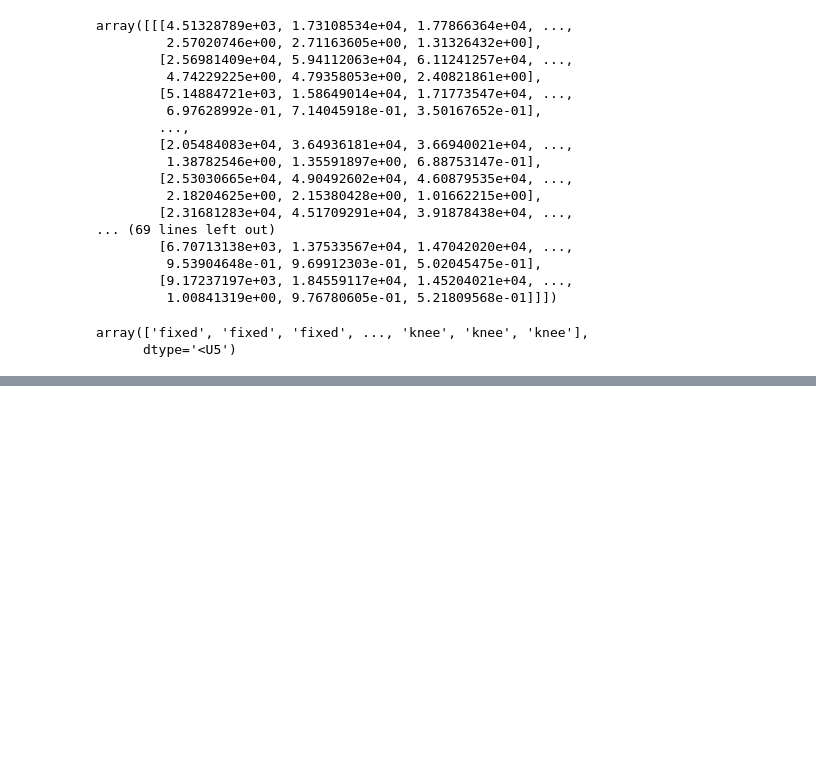
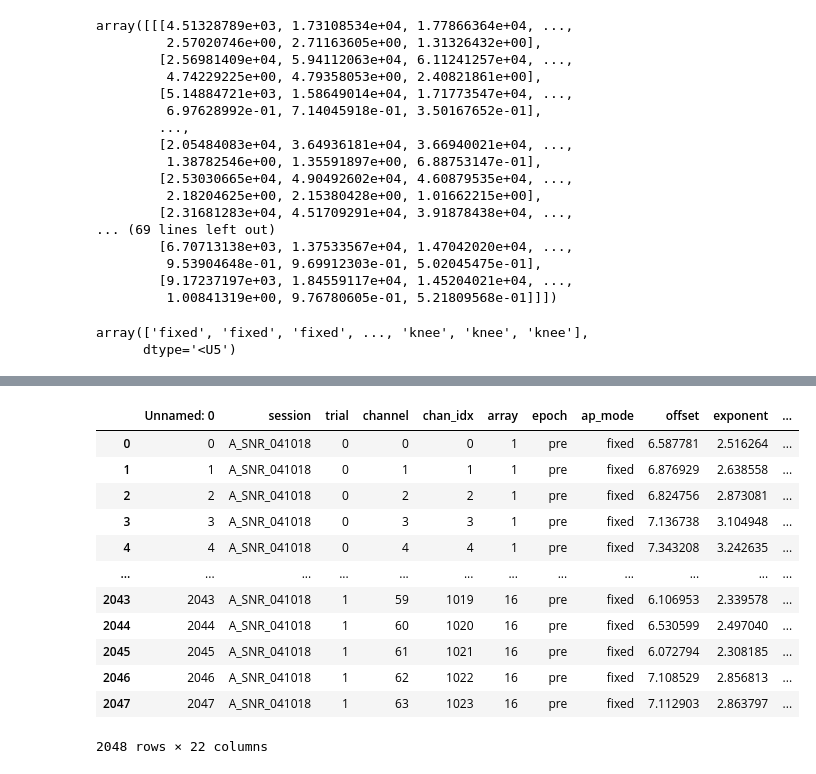
Before and after one commit to voytekresearch/v1_v4_1024_elec, a Jupyter notebook: notebooks/analysis/single_trial_parametrization.ipynb, the cells around one changed output, grey strips where cells are left out. Cells and saved outputs as stored; diff of their text form; code cells hidden in the pictures; blank space fills up the shorter version.

```diff
--- a/notebooks/analysis/single_trial_parametrization.ipynb
+++ b/notebooks/analysis/single_trial_parametrization.ipynb
@@ -79,0 +160,16 @@ array(['fixed', 'fixed', 'fixed', ..., 'knee', 'knee', 'knee'],
+# %%
+data[(data["session"] == session) & (data["epoch"] == epoch) & (data["ap_mode"] == aperiodic_mode)]
+# %% [output]
+|  | Unnamed: 0 | session | trial | channel | chan_idx | array | epoch | ap_mode | offset | exponent | ... |
+| 0 | 0 | A_SNR_041018 | 0 | 0 | 0 | 1 | pre | fixed | 6.587781 | 2.516264 | ... |
+| 1 | 1 | A_SNR_041018 | 0 | 1 | 1 | 1 | pre | fixed | 6.876929 | 2.638558 | ... |
+| 2 | 2 | A_SNR_041018 | 0 | 2 | 2 | 1 | pre | fixed | 6.824756 | 2.873081 | ... |
+| 3 | 3 | A_SNR_041018 | 0 | 3 | 3 | 1 | pre | fixed | 7.136738 | 3.104948 | ... |
+| 4 | 4 | A_SNR_041018 | 0 | 4 | 4 | 1 | pre | fixed | 7.343208 | 3.242635 | ... |
+| ... | ... | ... | ... | ... | ... | ... | ... | ... | ... | ... | ... |
+| 2043 | 2043 | A_SNR_041018 | 1 | 59 | 1019 | 16 | pre | fixed | 6.106953 | 2.339578 | ... |
+| 2044 | 2044 | A_SNR_041018 | 1 | 60 | 1020 | 16 | pre | fixed | 6.530599 | 2.497040 | ... |
+| 2045 | 2045 | A_SNR_041018 | 1 | 61 | 1021 | 16 | pre | fixed | 6.072794 | 2.308185 | ... |
+| 2046 | 2046 | A_SNR_041018 | 1 | 62 | 1022 | 16 | pre | fixed | 7.108529 | 2.856813 | ... |
+| 2047 | 2047 | A_SNR_041018 | 1 | 63 | 1023 | 16 | pre | fixed | 7.112903 | 2.863797 | ... |
+2048 rows × 22 columns
```
Also changed, not shown: parts of 15 cells of this notebook, 2 other files.
